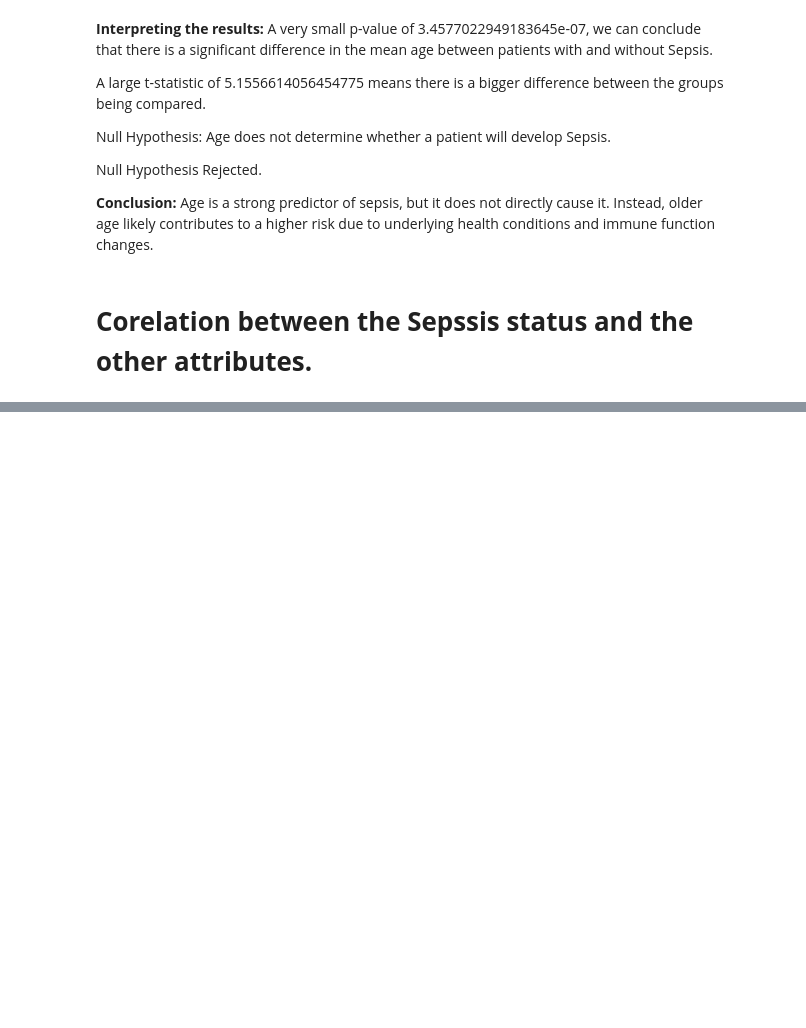
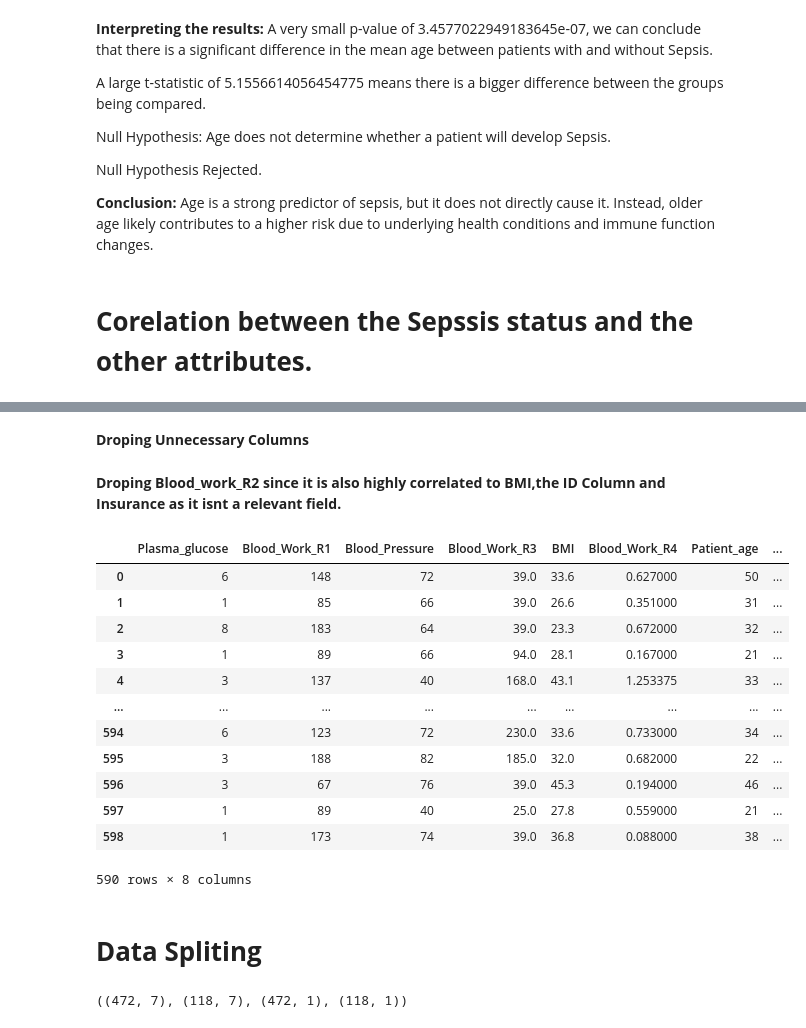
Before and after one commit to sparkysparo/Machine-Learning-for-Early-Prediction-Detection-and-Monitoring-of-Sepsis-in-A-E-and-ICU, a Jupyter notebook: Project_MSC_Machine_Learning_for_Early_Prediction,Detection_and_Monitoring_of_Sepsis_in_A&E_and_ICU_Settings.ipynb, the cells around one changed output, grey strips where cells are left out. Saved outputs shown, nothing was run; the diff lists cells and outputs as text; code cells hidden in the pictures; blank space fills up the shorter version.

```diff
--- a/Project_MSC_Machine_Learning_for_Early_Prediction,Detection_and_Monitoring_of_Sepsis_in_A&E_and_ICU_Settings.ipynb
+++ b/Project_MSC_Machine_Learning_for_Early_Prediction,Detection_and_Monitoring_of_Sepsis_in_A&E_and_ICU_Settings.ipynb
@@ -925,0 +986,4 @@ Age is a strong predictor of sepsis, but it does not directly cause it. Instead,
+# %% [markdown]
+**Droping Unnecessary Columns**
+# %% [markdown]
+**Droping Blood_work_R2 since it is also highly correlated to BMI,the ID Column  and Insurance as it isnt a relevant field.**
@@ -925,0 +992,19 @@ Age is a strong predictor of sepsis, but it does not directly cause it. Instead,
+# %%
+# Displaying the new train data
+train_data_new
+# %% [output]
+|  | Plasma_glucose | Blood_Work_R1 | Blood_Pressure | Blood_Work_R3 | BMI | Blood_Work_R4 | Patient_age | ... |
+| 0 | 6 | 148 | 72 | 39.0 | 33.6 | 0.627000 | 50 | ... |
+| 1 | 1 | 85 | 66 | 39.0 | 26.6 | 0.351000 | 31 | ... |
+| 2 | 8 | 183 | 64 | 39.0 | 23.3 | 0.672000 | 32 | ... |
+| 3 | 1 | 89 | 66 | 94.0 | 28.1 | 0.167000 | 21 | ... |
+| 4 | 3 | 137 | 40 | 168.0 | 43.1 | 1.253375 | 33 | ... |
+| ... | ... | ... | ... | ... | ... | ... | ... | ... |
+| 594 | 6 | 123 | 72 | 230.0 | 33.6 | 0.733000 | 34 | ... |
+| 595 | 3 | 188 | 82 | 185.0 | 32.0 | 0.682000 | 22 | ... |
+| 596 | 3 | 67 | 76 | 39.0 | 45.3 | 0.194000 | 46 | ... |
+| 597 | 1 | 89 | 40 | 25.0 | 27.8 | 0.559000 | 21 | ... |
+| 598 | 1 | 173 | 74 | 39.0 | 36.8 | 0.088000 | 38 | ... |
+590 rows × 8 columns
+# %% [markdown]
+# **Data Spliting**
@@ -925,0 +1018,4 @@ Age is a strong predictor of sepsis, but it does not directly cause it. Instead,
+# %%
+X_train.shape,X_test.shape,y_train.shape,y_test.shape
+# %% [output]
+((472, 7), (118, 7), (472, 1), (118, 1))
```
Also changed, not shown: parts of 19 cells of this notebook.
